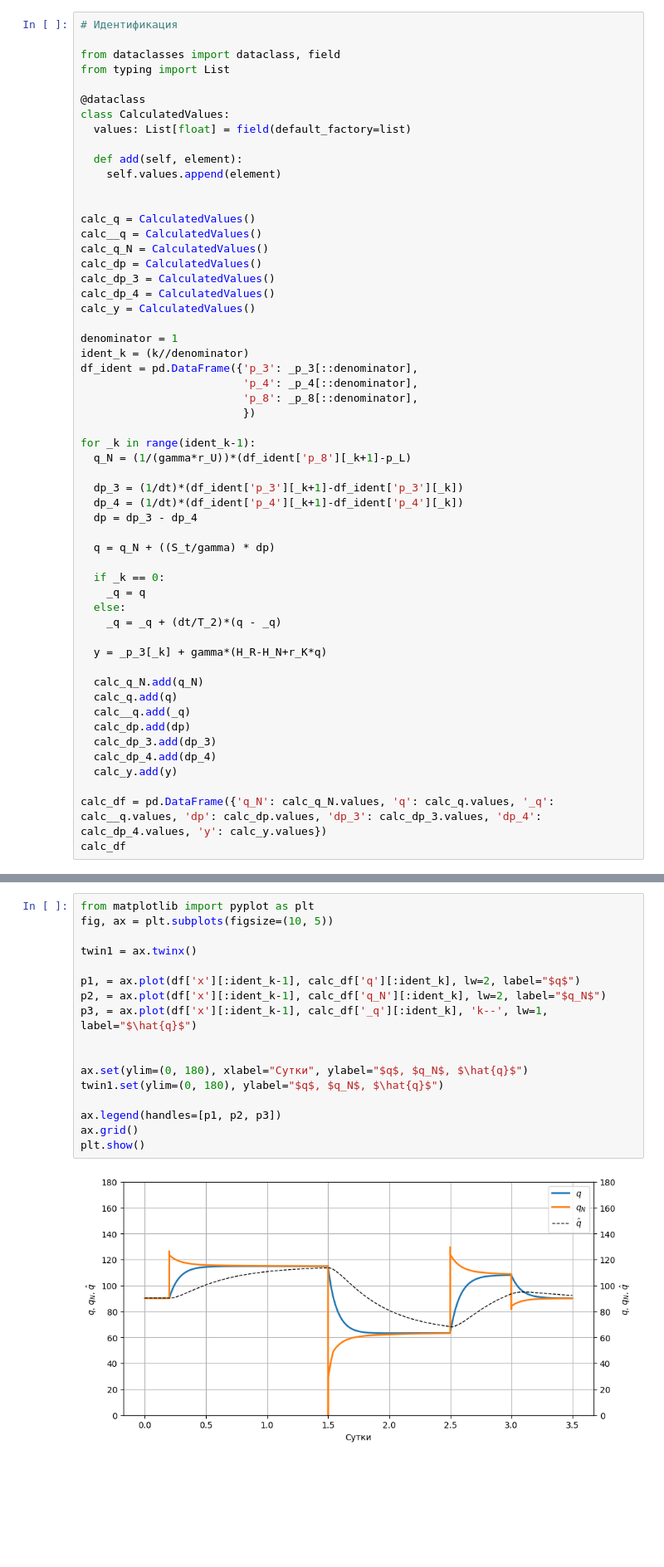
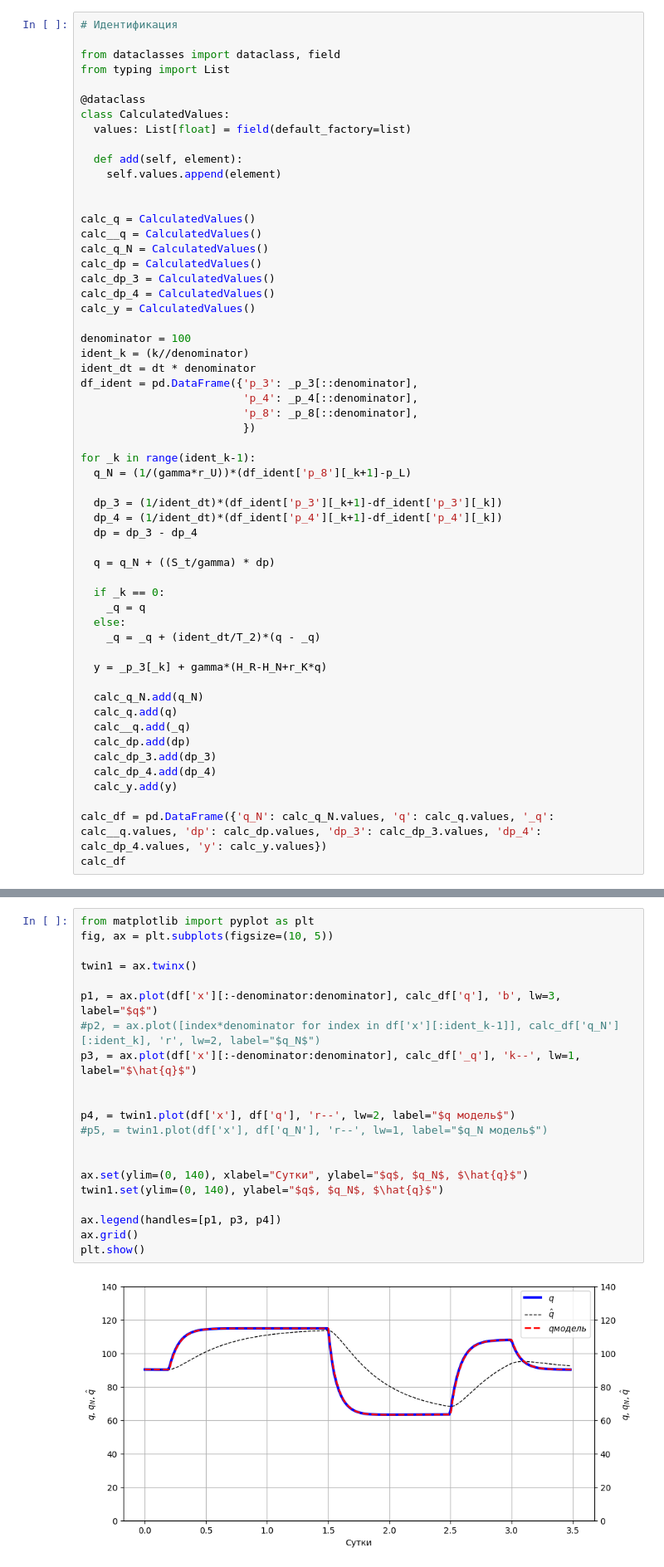
Before and after one commit to IANovoselov/well, a Jupyter notebook: well.ipynb, the cells around one changed output, grey strips where cells are left out. Shown at 83% size. Saved outputs shown, nothing was run; the diff lists cells and outputs as text; blank space fills up the shorter version.

```diff
--- a/well.ipynb
+++ b/well.ipynb
@@ -375,8 +375,9 @@ calc_dp_3 = CalculatedValues()
 calc_dp_4 = CalculatedValues()
 calc_y = CalculatedValues()
 
-denominator = 1
+denominator = 100
 ident_k = (k//denominator)
+ident_dt = dt * denominator
 df_ident = pd.DataFrame({'p_3': _p_3[::denominator],
                          'p_4': _p_4[::denominator],
                          'p_8': _p_8[::denominator],
@@ -385,8 +386,8 @@ df_ident = pd.DataFrame({'p_3': _p_3[::denominator],
 for _k in range(ident_k-1):
   q_N = (1/(gamma*r_U))*(df_ident['p_8'][_k+1]-p_L)
 
-  dp_3 = (1/dt)*(df_ident['p_3'][_k+1]-df_ident['p_3'][_k])
-  dp_4 = (1/dt)*(df_ident['p_4'][_k+1]-df_ident['p_4'][_k])
+  dp_3 = (1/ident_dt)*(df_ident['p_3'][_k+1]-df_ident['p_3'][_k])
+  dp_4 = (1/ident_dt)*(df_ident['p_4'][_k+1]-df_ident['p_4'][_k])
   dp = dp_3 - dp_4
 
   q = q_N + ((S_t/gamma) * dp)
@@ -394,7 +395,7 @@ for _k in range(ident_k-1):
   if _k == 0:
     _q = q
   else:
-    _q = _q + (dt/T_2)*(q - _q)
+    _q = _q + (ident_dt/T_2)*(q - _q)
 
   y = _p_3[_k] + gamma*(H_R-H_N+r_K*q)
 
@@ -536,19 +521,23 @@ plt.show()
 # %%
 from matplotlib import pyplot as plt
 fig, ax = plt.subplots(figsize=(10, 5))
 
 twin1 = ax.twinx()
 
-p1, = ax.plot(df['x'][:ident_k-1], calc_df['q'][:ident_k], lw=2, label="$q$")
-p2, = ax.plot(df['x'][:ident_k-1], calc_df['q_N'][:ident_k], lw=2, label="$q_N$")
-p3, = ax.plot(df['x'][:ident_k-1], calc_df['_q'][:ident_k], 'k--', lw=1, label="$\hat{q}$")
+p1, = ax.plot(df['x'][:-denominator:denominator], calc_df['q'], 'b', lw=3, label="$q$")
+#p2, = ax.plot([index*denominator for index in df['x'][:ident_k-1]], calc_df['q_N'][:ident_k], 'r', lw=2, label="$q_N$")
+p3, = ax.plot(df['x'][:-denominator:denominator], calc_df['_q'], 'k--', lw=1, label="$\hat{q}$")
 
 
-ax.set(ylim=(0, 180), xlabel="Сутки", ylabel="$q$, $q_N$, $\hat{q}$")
-twin1.set(ylim=(0, 180), ylabel="$q$, $q_N$, $\hat{q}$")
+p4, = twin1.plot(df['x'], df['q'], 'r--', lw=2, label="$q модель$")
+#p5, = twin1.plot(df['x'], df['q_N'], 'r--', lw=1, label="$q_N модель$")
 
-ax.legend(handles=[p1, p2, p3])
+
+ax.set(ylim=(0, 140), xlabel="Сутки", ylabel="$q$, $q_N$, $\hat{q}$")
+twin1.set(ylim=(0, 140), ylabel="$q$, $q_N$, $\hat{q}$")
+
+ax.legend(handles=[p1, p3, p4])
 ax.grid()
 plt.show()
 # %% [output]
-[figure, old version]
+[figure, new version]
```
Also changed, not shown: parts of 9 cells of this notebook.
